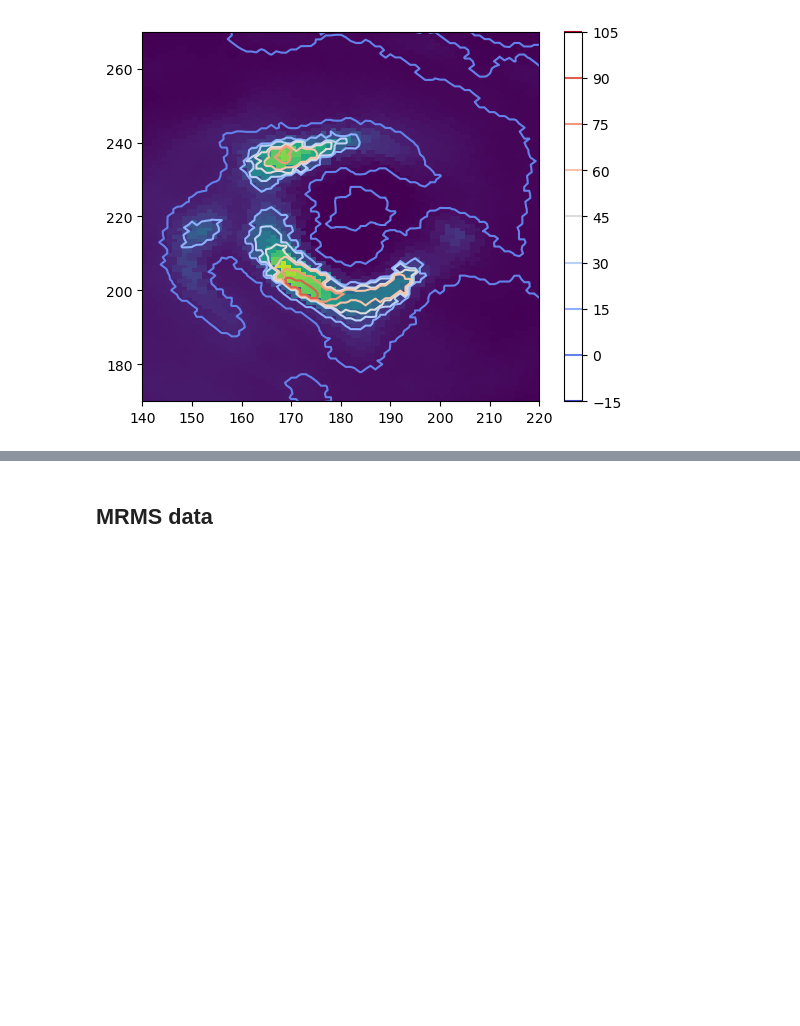
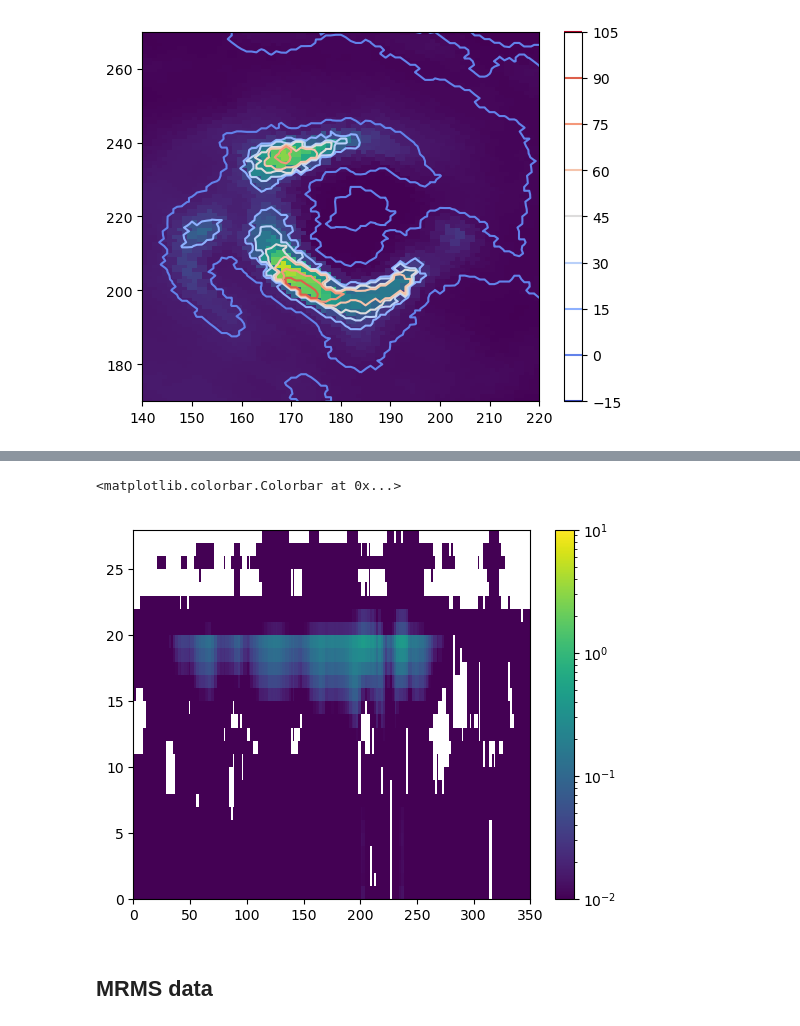
Before and after one commit to simonpf/noaagprof, a Jupyter notebook: notebooks/retrieval_example.ipynb, the cells around one changed output, grey strips where cells are left out. Cells and saved outputs as stored; diff of their text form; code cells hidden in the pictures; blank space fills up the shorter version.

```diff
--- a/notebooks/retrieval_example.ipynb
+++ b/notebooks/retrieval_example.ipynb
@@ -206,3 +212,11 @@ plt.colorbar()
+# %%
+from matplotlib.colors import LogNorm
+norm = LogNorm(1e-2, 1e1)
+plt.pcolormesh(results_noaagprof.snow_water_content[:, 170, :].T, norm=norm)
+plt.colorbar()
+# %% [output]
+<matplotlib.colorbar.Colorbar at 0x...>
+[figure, added]
 # %% [markdown]
 ## MRMS data
 # %%
```
Also changed, not shown: parts of 4 cells of this notebook.
